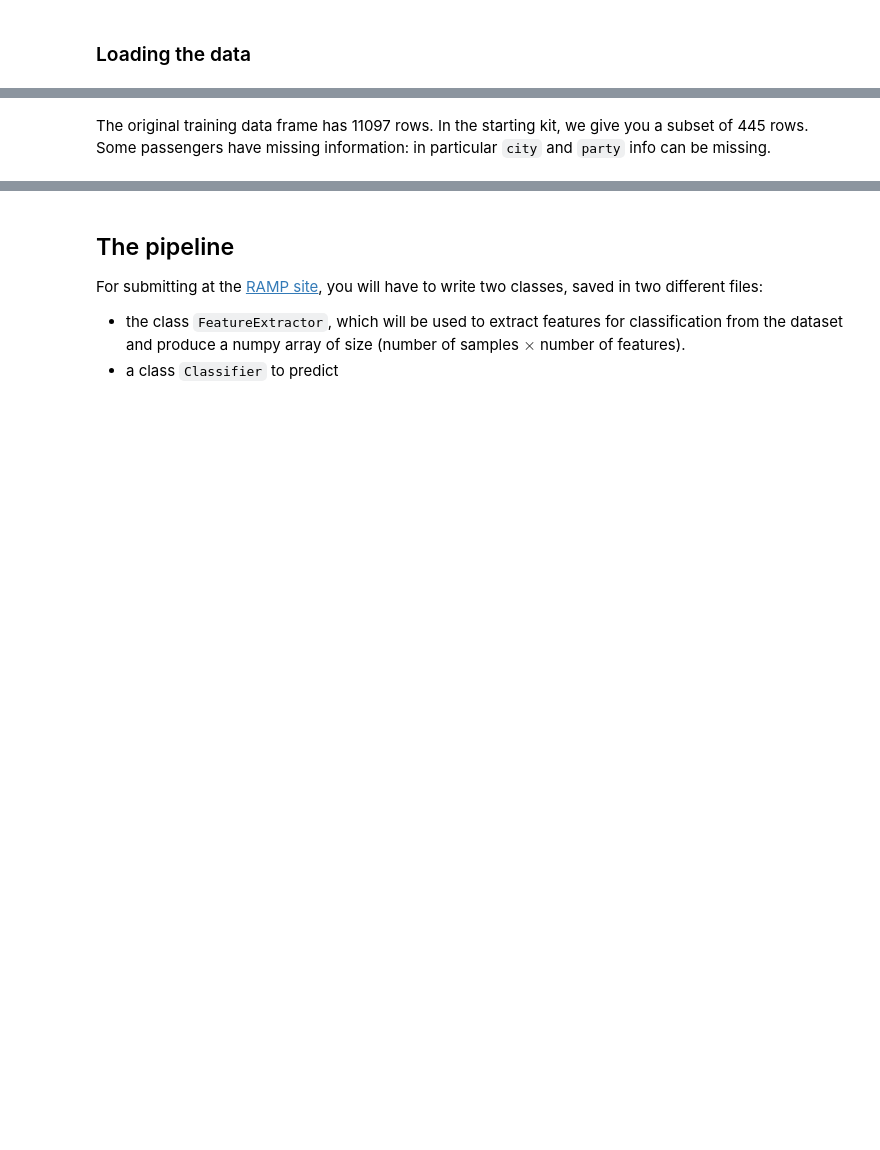
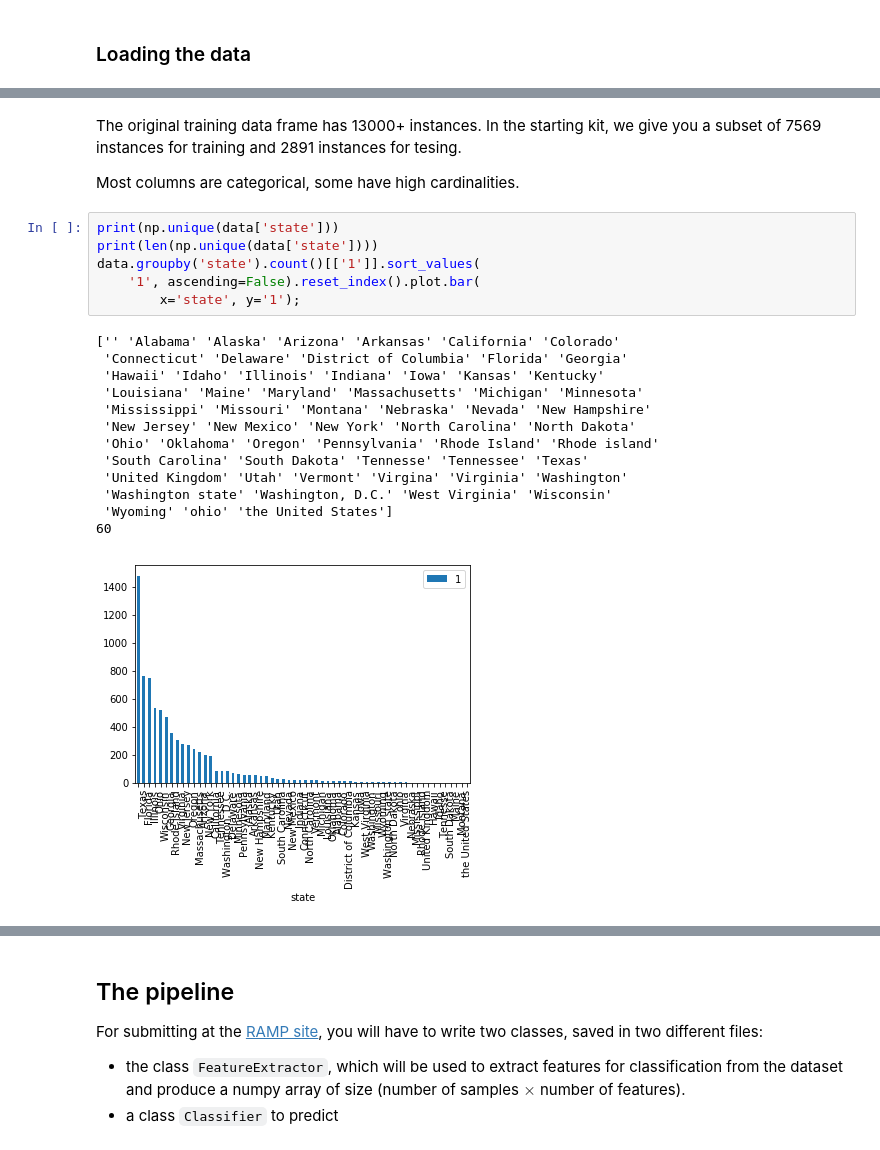
Before and after one commit to ramp-kits/fake_news, a Jupyter notebook: fake_news_starting_kit.ipynb, the cells around one changed output, grey strips where cells are left out. Drawn from its saved outputs; the diff is of its cells as text; blank space fills up the shorter version.

```diff
--- a/fake_news_starting_kit.ipynb
+++ b/fake_news_starting_kit.ipynb
@@ -77,3 +114,25 @@ truth        11097
 dtype: int64
 # %% [markdown]
-The original training data frame has 11097 rows. In the starting kit, we give you a subset of 445 rows. Some passengers have missing information: in particular `city` and `party` info can be missing.
+The original training data frame has 13000+ instances. In the starting kit, we give you a subset of 7569 instances for training and 2891 instances for tesing.
+
+Most columns are categorical, some have high cardinalities.
+# %%
+print(np.unique(data['state']))
+print(len(np.unique(data['state'])))
+data.groupby('state').count()[['1']].sort_values(
+    '1', ascending=False).reset_index().plot.bar(
+        x='state', y='1');
+# %% [output]
+['' 'Alabama' 'Alaska' 'Arizona' 'Arkansas' 'California' 'Colorado'
+ 'Connecticut' 'Delaware' 'District of Columbia' 'Florida' 'Georgia'
+ 'Hawaii' 'Idaho' 'Illinois' 'Indiana' 'Iowa' 'Kansas' 'Kentucky'
+ 'Louisiana' 'Maine' 'Maryland' 'Massachusetts' 'Michigan' 'Minnesota'
+ 'Mississippi' 'Missouri' 'Montana' 'Nebraska' 'Nevada' 'New Hampshire'
+ 'New Jersey' 'New Mexico' 'New York' 'North Carolina' 'North Dakota'
+ 'Ohio' 'Oklahoma' 'Oregon' 'Pennsylvania' 'Rhode Island' 'Rhode island'
+ 'South Carolina' 'South Dakota' 'Tennesse' 'Tennessee' 'Texas'
+ 'United Kingdom' 'Utah' 'Vermont' 'Virgina' 'Virginia' 'Washington'
+ 'Washington state' 'Washington, D.C.' 'West Virginia' 'Wisconsin'
+ 'Wyoming' 'ohio' 'the United States']
+60
+[figure, added]
```
Also changed, not shown: parts of 21 cells of this notebook, 2 other files.
